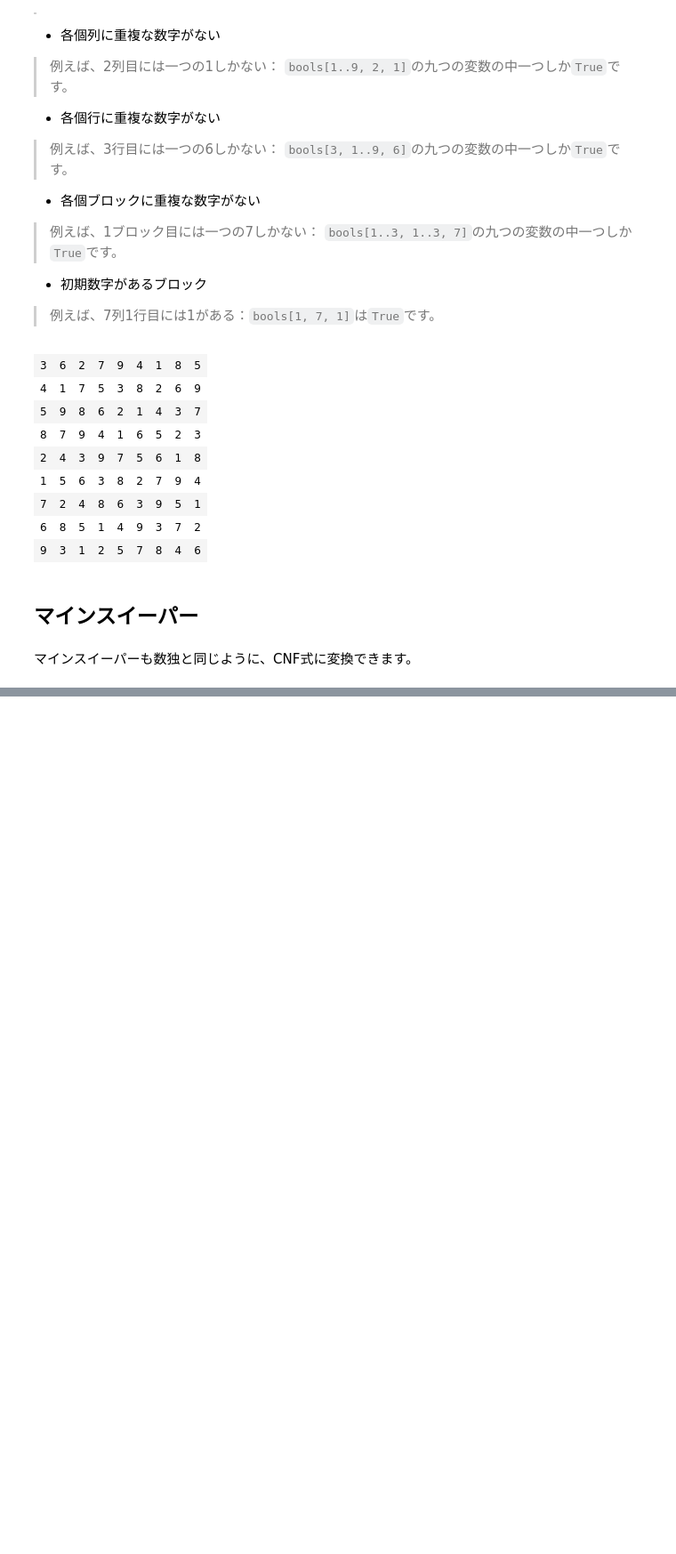
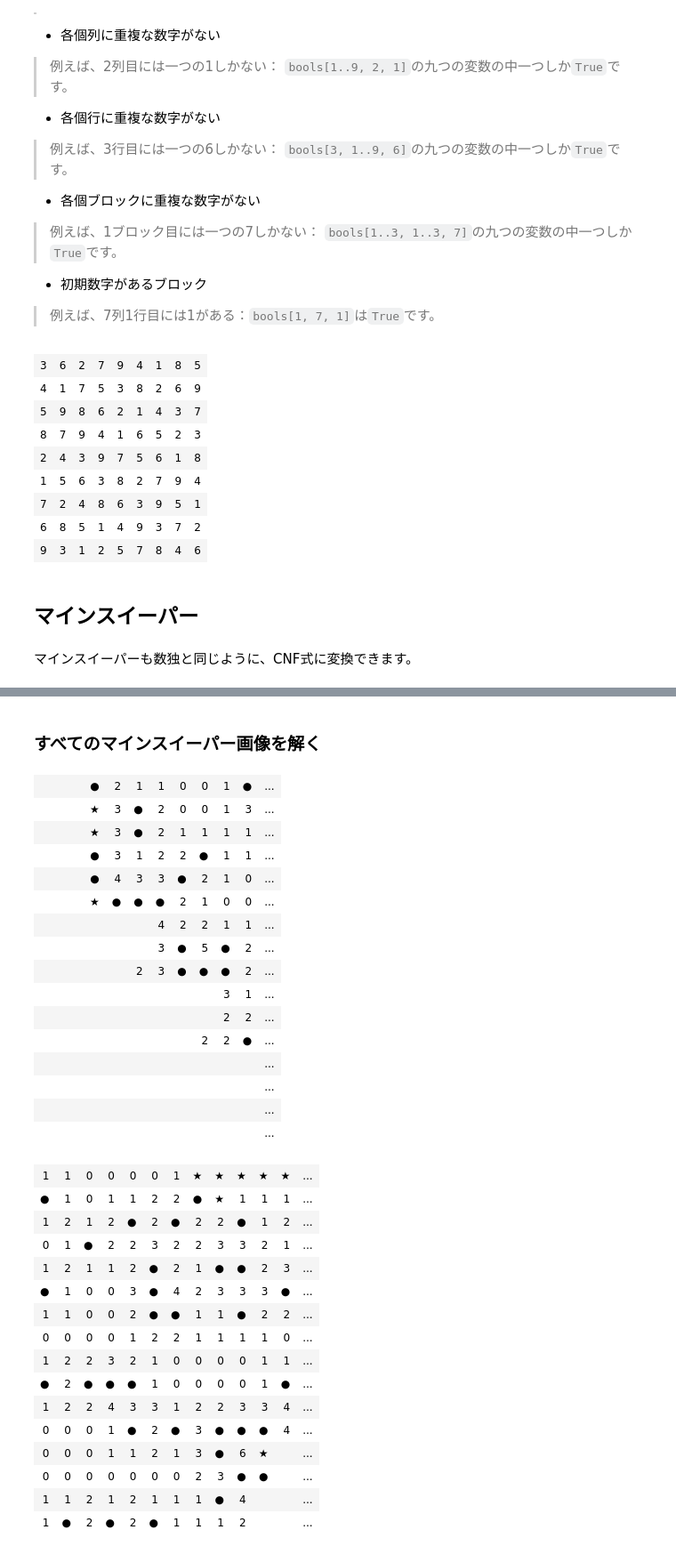
Before and after one commit to ruoyu0088/intro-python, a Jupyter notebook: 05-sudoku-and-minesweeper.ipynb, the cells around one changed output, grey strips where cells are left out. Shown at 89% size. Saved outputs shown, nothing was run; the diff lists cells and outputs as text; code cells hidden in the pictures; blank space fills up the shorter version.

```diff
--- a/05-sudoku-and-minesweeper.ipynb
+++ b/05-sudoku-and-minesweeper.ipynb
@@ -189,0 +316,38 @@ solver.show_solution()
+# %% [markdown]
+### すべてのマインスイーパー画像を解く
+# %%
+for i in range(1, 5):
+    display_mine(solve_mine(*read_mine_image("./data/mine{:02d}.png".format(i))))
+# %% [output]
+|  |  |  |  | ● | 2 | 1 | 1 | 0 | 0 | 1 | ● | ... |
+|  |  |  |  | ★ | 3 | ● | 2 | 0 | 0 | 1 | 3 | ... |
+|  |  |  |  | ★ | 3 | ● | 2 | 1 | 1 | 1 | 1 | ... |
+|  |  |  |  | ● | 3 | 1 | 2 | 2 | ● | 1 | 1 | ... |
+|  |  |  |  | ● | 4 | 3 | 3 | ● | 2 | 1 | 0 | ... |
+|  |  |  |  | ★ | ● | ● | ● | 2 | 1 | 0 | 0 | ... |
+|  |  |  |  |  |  |  | 4 | 2 | 2 | 1 | 1 | ... |
+|  |  |  |  |  |  |  | 3 | ● | 5 | ● | 2 | ... |
+|  |  |  |  |  |  | 2 | 3 | ● | ● | ● | 2 | ... |
+|  |  |  |  |  |  |  |  |  |  | 3 | 1 | ... |
+|  |  |  |  |  |  |  |  |  |  | 2 | 2 | ... |
+|  |  |  |  |  |  |  |  |  | 2 | 2 | ● | ... |
+|  |  |  |  |  |  |  |  |  |  |  |  | ... |
+|  |  |  |  |  |  |  |  |  |  |  |  | ... |
+|  |  |  |  |  |  |  |  |  |  |  |  | ... |
+|  |  |  |  |  |  |  |  |  |  |  |  | ... |
+| 1 | 1 | 0 | 0 | 0 | 0 | 1 | ★ | ★ | ★ | ★ | ★ | ... |
+| ● | 1 | 0 | 1 | 1 | 2 | 2 | ● | ★ | 1 | 1 | 1 | ... |
+| 1 | 2 | 1 | 2 | ● | 2 | ● | 2 | 2 | ● | 1 | 2 | ... |
+| 0 | 1 | ● | 2 | 2 | 3 | 2 | 2 | 3 | 3 | 2 | 1 | ... |
+| 1 | 2 | 1 | 1 | 2 | ● | 2 | 1 | ● | ● | 2 | 3 | ... |
+| ● | 1 | 0 | 0 | 3 | ● | 4 | 2 | 3 | 3 | 3 | ● | ... |
+| 1 | 1 | 0 | 0 | 2 | ● | ● | 1 | 1 | ● | 2 | 2 | ... |
+| 0 | 0 | 0 | 0 | 1 | 2 | 2 | 1 | 1 | 1 | 1 | 0 | ... |
+| 1 | 2 | 2 | 3 | 2 | 1 | 0 | 0 | 0 | 0 | 1 | 1 | ... |
+| ● | 2 | ● | ● | ● | 1 | 0 | 0 | 0 | 0 | 1 | ● | ... |
+| 1 | 2 | 2 | 4 | 3 | 3 | 1 | 2 | 2 | 3 | 3 | 4 | ... |
+| 0 | 0 | 0 | 1 | ● | 2 | ● | 3 | ● | ● | ● | 4 | ... |
+| 0 | 0 | 0 | 1 | 1 | 2 | 1 | 3 | ● | 6 | ★ |  | ... |
+| 0 | 0 | 0 | 0 | 0 | 0 | 0 | 2 | 3 | ● | ● |  | ... |
+| 1 | 1 | 2 | 1 | 2 | 1 | 1 | 1 | ● | 4 |  |  | ... |
+| 1 | ● | 2 | ● | 2 | ● | 1 | 1 | 1 | 2 |  |  | ... |
```
Also changed, not shown: parts of 8 cells of this notebook, 7 other files.
